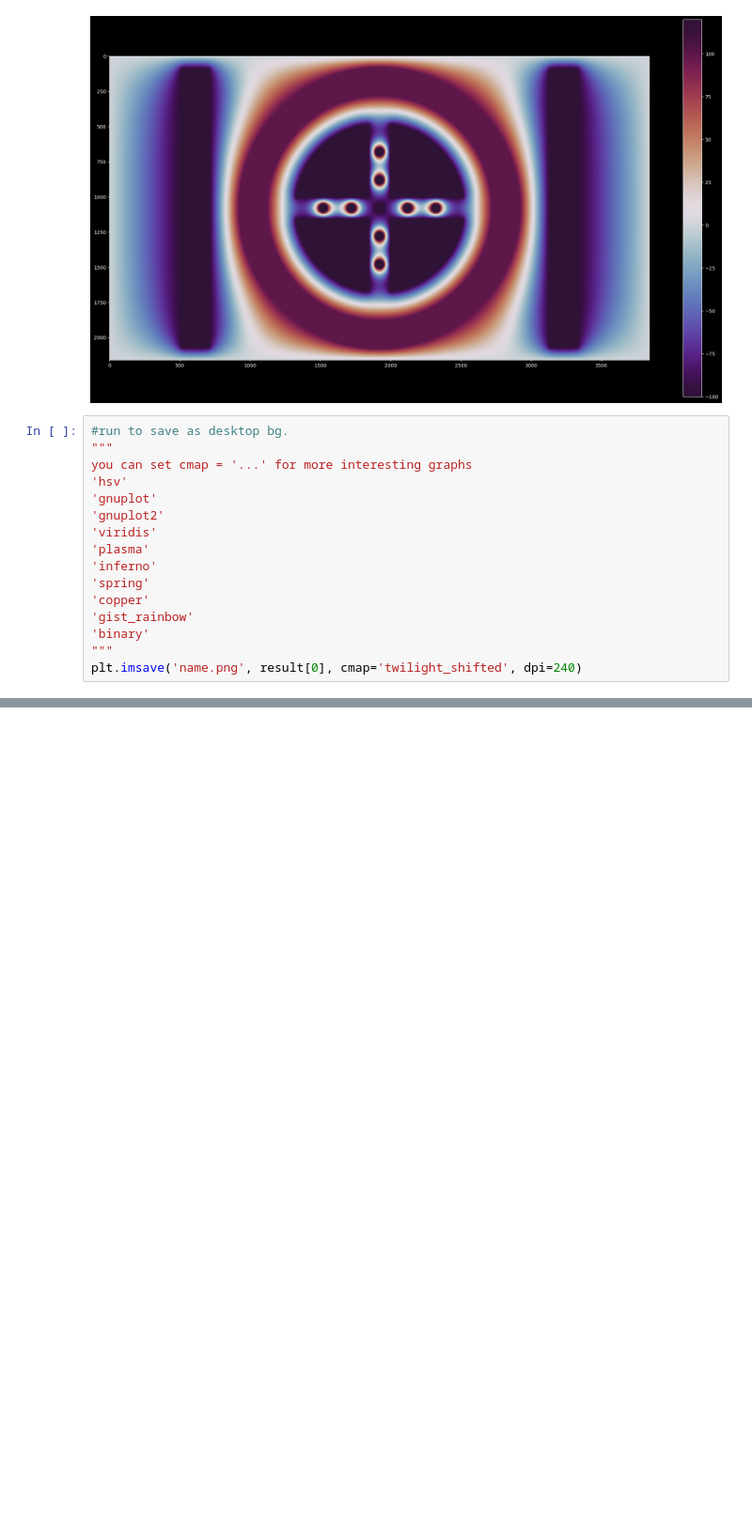
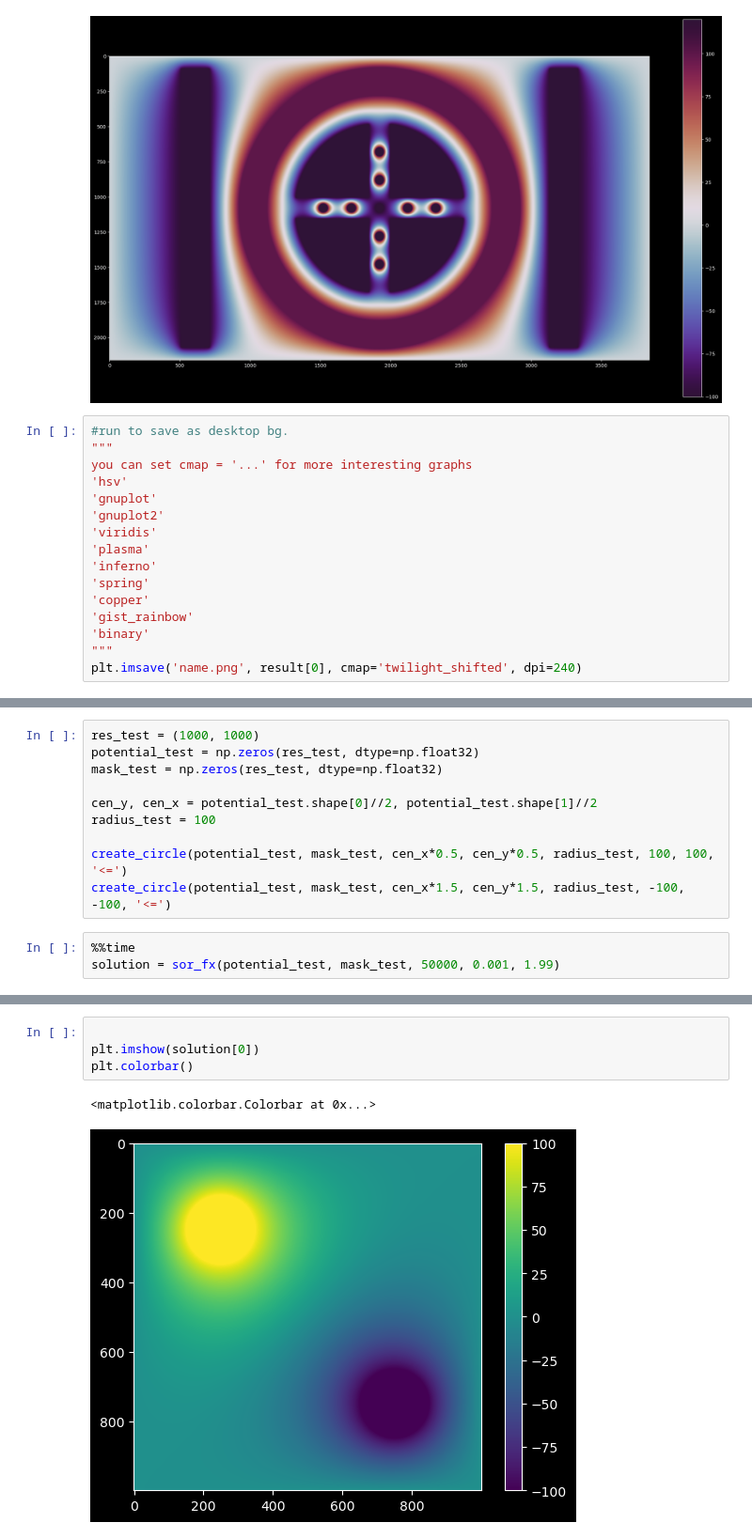
Before and after one commit to dcthecook/electrodynamics, a Jupyter notebook: CYTHON_SOR_electrodynamics.ipynb, the cells around one changed output, grey strips where cells are left out. Shown at 94% size. Saved outputs shown, nothing was run; the diff lists cells and outputs as text; blank space fills up the shorter version.

```diff
--- a/CYTHON_SOR_electrodynamics.ipynb
+++ b/CYTHON_SOR_electrodynamics.ipynb
@@ -376,0 +314,13 @@ plt.imshow(grad_x)
+# %%
+res_test = (1000, 1000)
+potential_test = np.zeros(res_test, dtype=np.float32)
+mask_test = np.zeros(res_test, dtype=np.float32)
+
+cen_y, cen_x = potential_test.shape[0]//2, potential_test.shape[1]//2
+radius_test = 100
+
+create_circle(potential_test, mask_test, cen_x*0.5, cen_y*0.5, radius_test, 100, 100, '<=')
+create_circle(potential_test, mask_test, cen_x*1.5, cen_y*1.5, radius_test, -100, -100, '<=')
+# %%
+%%time
+solution = sor_fx(potential_test, mask_test, 50000, 0.001, 1.99)
@@ -376,0 +329,7 @@ plt.imshow(grad_x)
+# %%
+
+plt.imshow(solution[0])
+plt.colorbar()
+# %% [output]
+<matplotlib.colorbar.Colorbar at 0x...>
+[figure, added]
```
Also changed, not shown: parts of 12 cells of this notebook.
